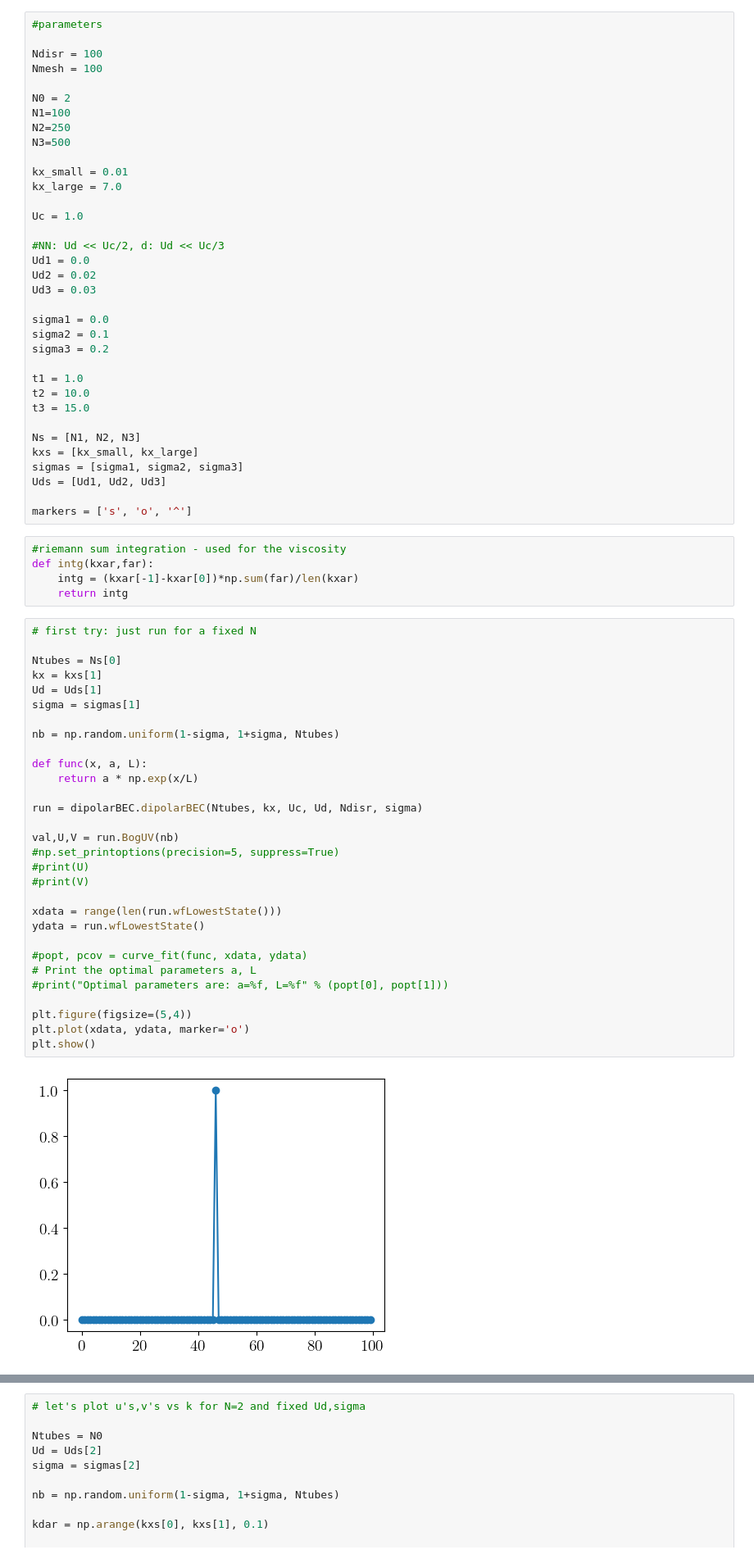
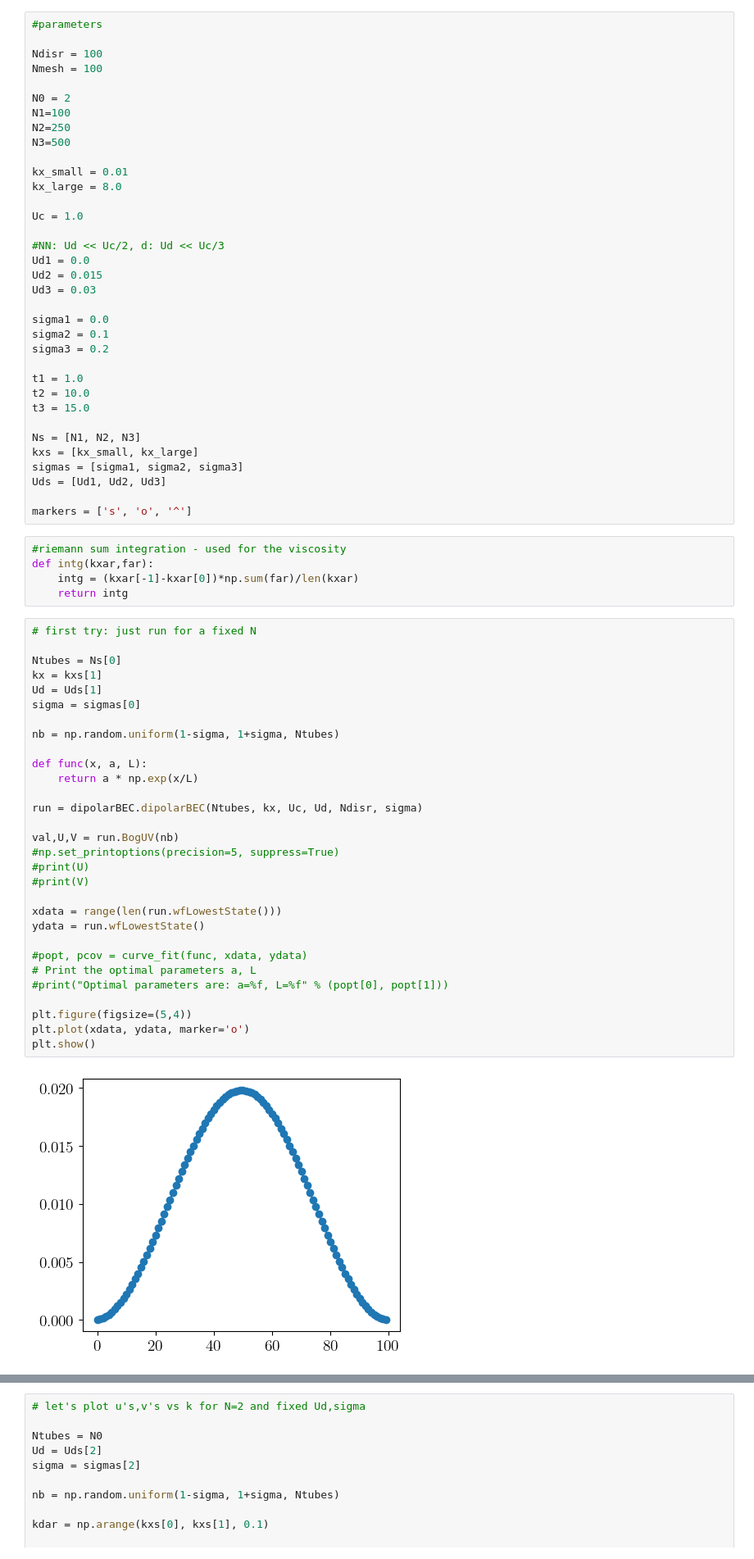
Before and after one commit to ofeypolv/dipbec, a Jupyter notebook: runs.ipynb, the cells around one changed output, grey strips where cells are left out. Shown at 82% size. Saved outputs shown, nothing was run; the diff lists cells and outputs as text.

```diff
--- a/runs.ipynb
+++ b/runs.ipynb
@@ -46,13 +46,13 @@ N2=250
 N3=500
 
 kx_small = 0.01
-kx_large = 7.0
+kx_large = 8.0
 
 Uc = 1.0
 
 #NN: Ud << Uc/2, d: Ud << Uc/3
 Ud1 = 0.0
-Ud2 = 0.02
+Ud2 = 0.015
 Ud3 = 0.03
 
 sigma1 = 0.0
@@ -77,35 +77,35 @@ def intg(kxar,far):
 # %%
 # first try: just run for a fixed N
 
 Ntubes = Ns[0]
 kx = kxs[1]
 Ud = Uds[1]
-sigma = sigmas[1]
+sigma = sigmas[0]
 
 nb = np.random.uniform(1-sigma, 1+sigma, Ntubes)
 
 def func(x, a, L):
     return a * np.exp(x/L)
 
 run = dipolarBEC.dipolarBEC(Ntubes, kx, Uc, Ud, Ndisr, sigma)
 
 val,U,V = run.BogUV(nb)
 #np.set_printoptions(precision=5, suppress=True)
 #print(U)
 #print(V)
 
 xdata = range(len(run.wfLowestState()))
 ydata = run.wfLowestState()
 
 #popt, pcov = curve_fit(func, xdata, ydata)
 # Print the optimal parameters a, L
 #print("Optimal parameters are: a=%f, L=%f" % (popt[0], popt[1]))
 
 plt.figure(figsize=(5,4))
 plt.plot(xdata, ydata, marker='o')
 plt.show()
 # %% [output]
-[figure, old version]
+[figure, new version]
 # %%
 # check if sigma is in the correct range
 
```
Also changed, not shown: parts of 16 cells of this notebook, 15 other files.
